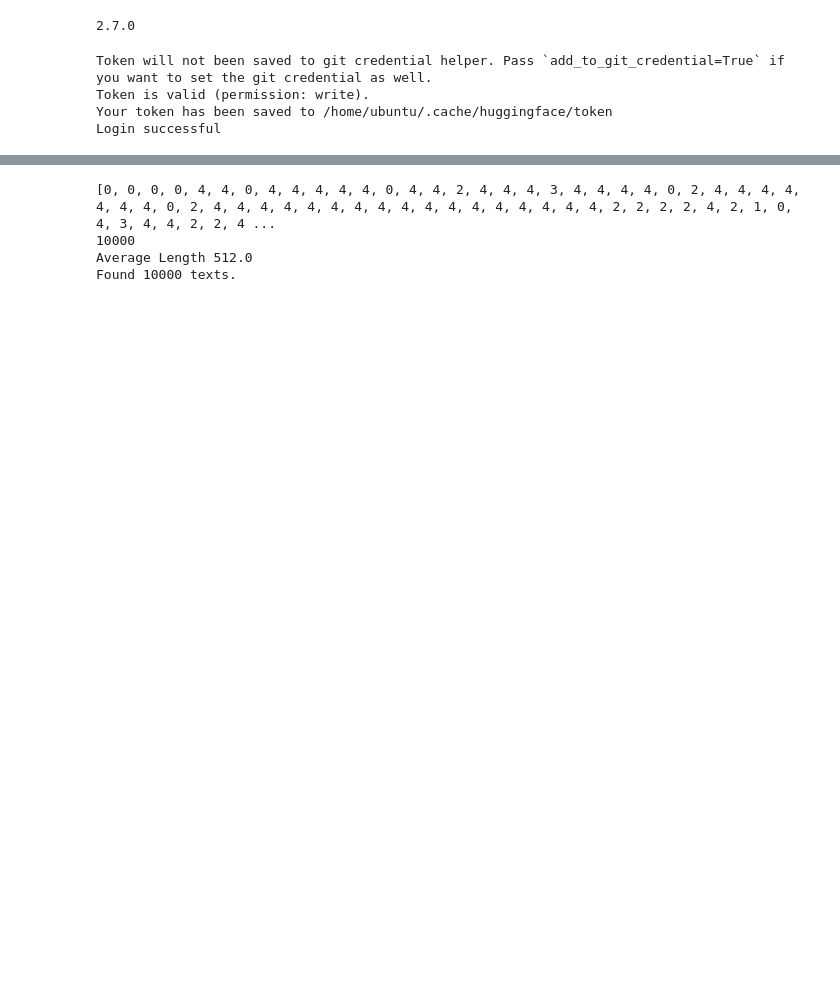
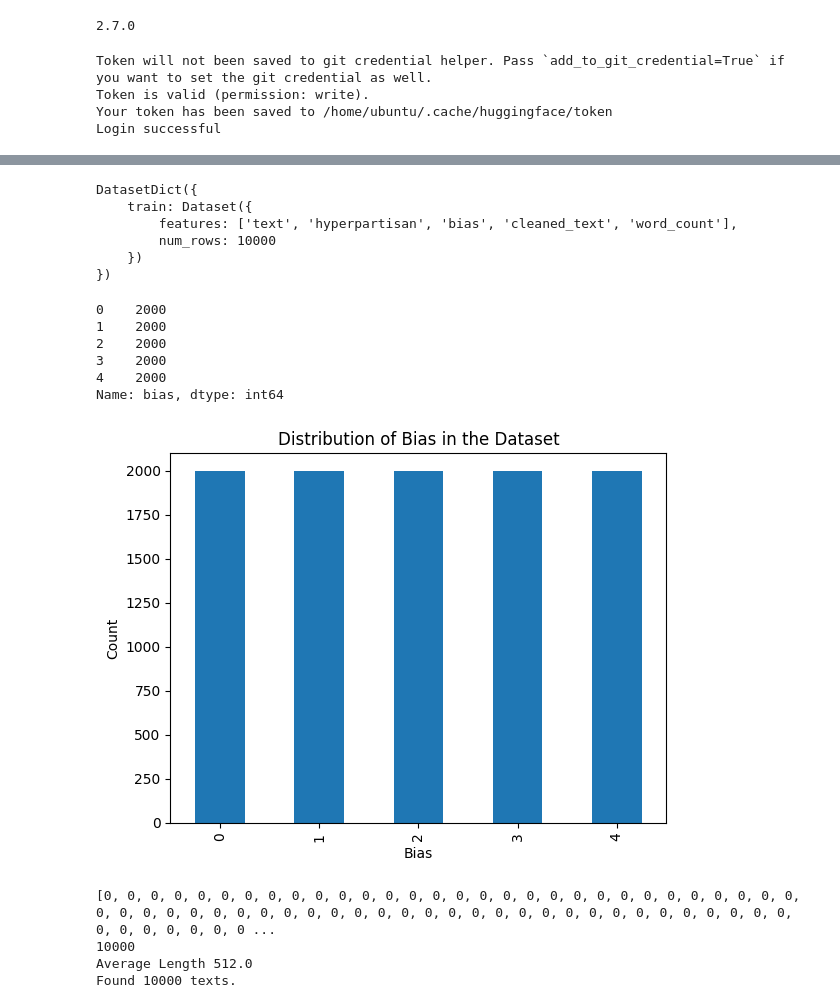
Before and after one commit to AbineshSivakumar/HyperPartisan_Classification_Using_BERT, a Jupyter notebook: Best512/Best512_0_512_5labels.ipynb, the cells around one changed output, grey strips where cells are left out. Saved outputs shown, nothing was run; the diff lists cells and outputs as text; code cells hidden in the pictures; blank space fills up the shorter version.

```diff
--- a/Best512/Best512_0_512_5labels.ipynb
+++ b/Best512/Best512_0_512_5labels.ipynb
@@ -74,5 +74,6 @@ Login successful
 
 from datasets import load_dataset
 # data = load_dataset("maneshkarun/median-3000")
-data = load_dataset("maneshkarun/median3k_10000s")
+# data = load_dataset("maneshkarun/median3k_10000s")
+data = load_dataset("maneshkarun/hyperpartisan-balanced-dataset")
 # %% [output]
@@ -81,3 +81,43 @@ Dataset parquet downloaded and prepared to /home/ubuntu/.cache/huggingface/datas
+# %%
+data
+# %% [output]
+DatasetDict({
+    train: Dataset({
+        features: ['text', 'hyperpartisan', 'bias', 'cleaned_text', 'word_count'],
+        num_rows: 10000
+    })
+})
+# %%
+import pandas as pd
+
+
+# Convert the 'train' dataset from DatasetDict to pandas DataFrame
+df_train = data['train'].to_pandas()
+
+# Calculate the value counts of 'bias' column
+bias_distribution = df_train['bias'].value_counts()
+
+# Print the bias distribution
+print(bias_distribution)
+# %% [output]
+0    2000
+1    2000
+2    2000
+3    2000
+4    2000
+Name: bias, dtype: int64
+# %%
+bias_distribution.plot(kind='bar')
+
+# Add labels and title to the plot
+plt.xlabel('Bias')
+plt.ylabel('Count')
+plt.title('Distribution of Bias in the Dataset')
+
+# Show the plot
+plt.show()
+# %% [output]
+[figure, added]
 # %%
 train_data = data['train']
 # %%
@@ -91,7 +131,7 @@ count=0
 for record in train_data:
 
         count=count+1
-        new_sen = record['cleaned_data'].split()
+        new_sen = record['cleaned_text'].split()
 
         if len(new_sen) >= 512:
           new_sen = new_sen[0:512]
@@ -117,7 +157,7 @@ res = 0 if len(len_list) == 0 else (float(sum(len_list)) / len(len_list))
 print("Average Length %s" % res)
 print('Found %s texts.' % len(texts))
 # %% [output]
-[0, 0, 0, 0, 4, 4, 0, 4, 4, 4, 4, 4, 0, 4, 4, 2, 4, 4, 4, 3, 4, 4, 4, 4, 0, 2, 4, 4, 4, 4, 4, 4, 4, 0, 2, 4, 4, 4, 4, 4, 4, 4, 4, 4, 4, 4, 4, 4, 4, 4, 4, 4, 2, 2, 2, 2, 4, 2, 1, 0, 4, 3, 4, 4, 2, 2, 4 ...
+[0, 0, 0, 0, 0, 0, 0, 0, 0, 0, 0, 0, 0, 0, 0, 0, 0, 0, 0, 0, 0, 0, 0, 0, 0, 0, 0, 0, 0, 0, 0, 0, 0, 0, 0, 0, 0, 0, 0, 0, 0, 0, 0, 0, 0, 0, 0, 0, 0, 0, 0, 0, 0, 0, 0, 0, 0, 0, 0, 0, 0, 0, 0, 0, 0, 0, 0 ...
 10000
 Average Length 512.0
 Found 10000 texts.
```
Also changed, not shown: parts of 10 cells of this notebook, 1 other file.
